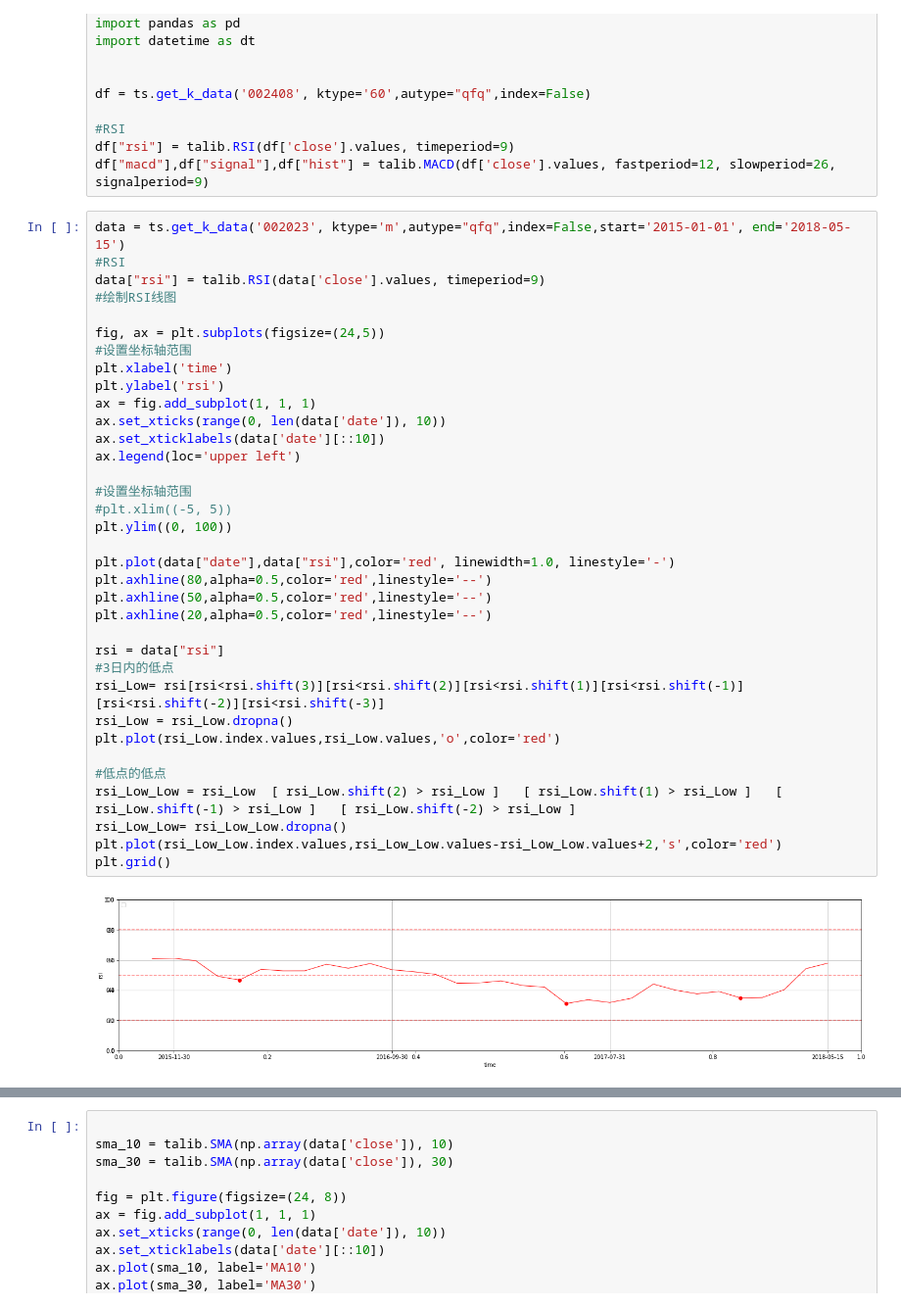
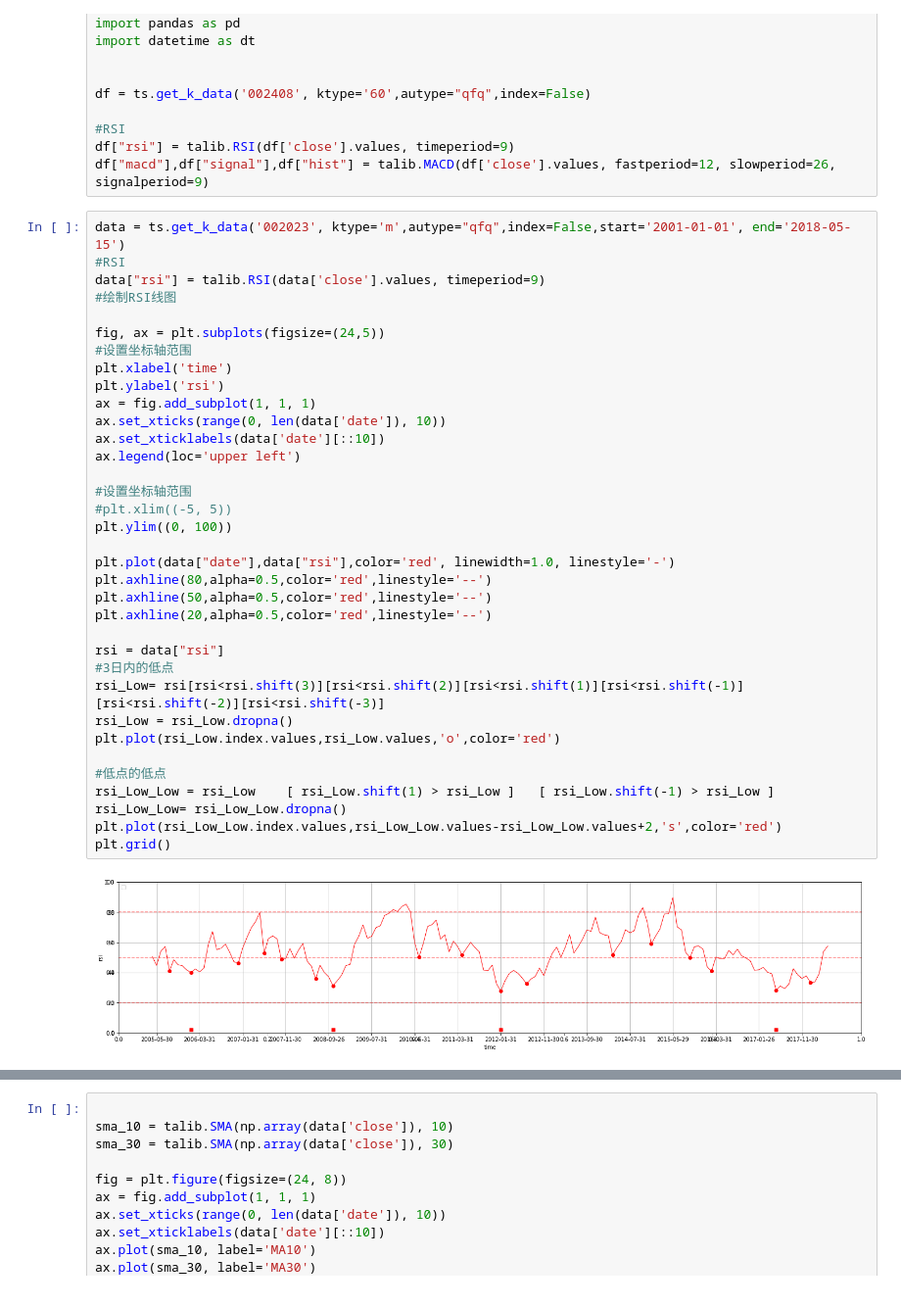
Before and after one commit to huanghan/notebook-01, a Jupyter notebook: tushareAPI.ipynb, the cells around one changed output, grey strips where cells are left out. Shown: that part at 98% size. Cells and saved outputs as stored; diff of their text form.

```diff
--- a/tushareAPI.ipynb
+++ b/tushareAPI.ipynb
@@ -17,42 +17,42 @@ df = ts.get_k_data('002408', ktype='60',autype="qfq",index=False)
 df["rsi"] = talib.RSI(df['close'].values, timeperiod=9)
 df["macd"],df["signal"],df["hist"] = talib.MACD(df['close'].values, fastperiod=12, slowperiod=26, signalperiod=9)
 # %%
-data = ts.get_k_data('002023', ktype='m',autype="qfq",index=False,start='2015-01-01', end='2018-05-15')
+data = ts.get_k_data('002023', ktype='m',autype="qfq",index=False,start='2001-01-01', end='2018-05-15')
 #RSI
 data["rsi"] = talib.RSI(data['close'].values, timeperiod=9)
 #绘制RSI线图
 
 fig, ax = plt.subplots(figsize=(24,5))
 #设置坐标轴范围
 plt.xlabel('time')
 plt.ylabel('rsi')
 ax = fig.add_subplot(1, 1, 1)
 ax.set_xticks(range(0, len(data['date']), 10))
 ax.set_xticklabels(data['date'][::10])
 ax.legend(loc='upper left')
 
 #设置坐标轴范围
 #plt.xlim((-5, 5))
 plt.ylim((0, 100))
 
 plt.plot(data["date"],data["rsi"],color='red', linewidth=1.0, linestyle='-')
 plt.axhline(80,alpha=0.5,color='red',linestyle='--')
 plt.axhline(50,alpha=0.5,color='red',linestyle='--')
 plt.axhline(20,alpha=0.5,color='red',linestyle='--')
 
 rsi = data["rsi"]
 #3日内的低点
 rsi_Low= rsi[rsi<rsi.shift(3)][rsi<rsi.shift(2)][rsi<rsi.shift(1)][rsi<rsi.shift(-1)][rsi<rsi.shift(-2)][rsi<rsi.shift(-3)]
 rsi_Low = rsi_Low.dropna()
 plt.plot(rsi_Low.index.values,rsi_Low.values,'o',color='red')
 
 #低点的低点
-rsi_Low_Low = rsi_Low  [ rsi_Low.shift(2) > rsi_Low ]   [ rsi_Low.shift(1) > rsi_Low ]   [ rsi_Low.shift(-1) > rsi_Low ]   [ rsi_Low.shift(-2) > rsi_Low ]
+rsi_Low_Low = rsi_Low    [ rsi_Low.shift(1) > rsi_Low ]   [ rsi_Low.shift(-1) > rsi_Low ]
 rsi_Low_Low= rsi_Low_Low.dropna()
 plt.plot(rsi_Low_Low.index.values,rsi_Low_Low.values-rsi_Low_Low.values+2,'s',color='red')
 plt.grid()
 # %% [output]
-[figure, old version]
+[figure, new version]
 # %%
 #绘制K线图
 fig = plt.figure(figsize=(24, 5))
```
Also changed, not shown: parts of 2 cells of this notebook.
